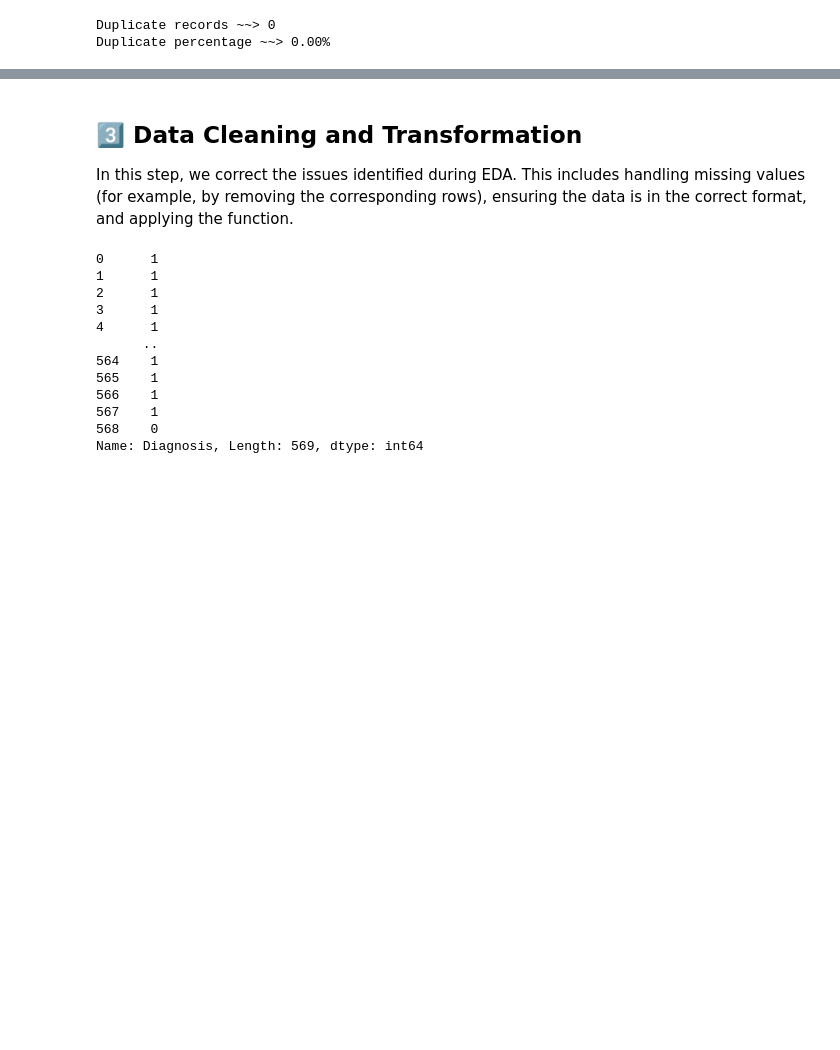
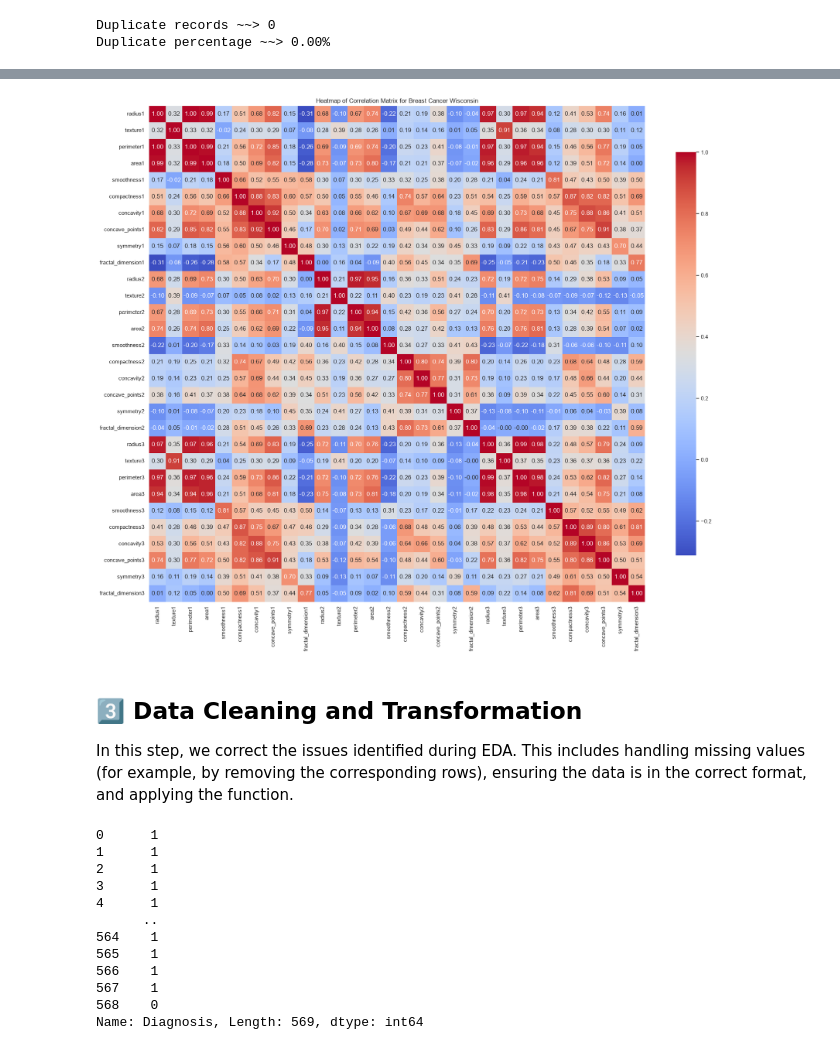
Before and after one commit to CCT-Dublin/CCT_ML_CA_01_50S, a Jupyter notebook: notebooks/CCT_ML_CA_01_50S_2026438.ipynb, the cells around one changed output, grey strips where cells are left out. Saved outputs shown, nothing was run; the diff lists cells and outputs as text; code cells hidden in the pictures; blank space fills up the shorter version.

```diff
--- a/notebooks/CCT_ML_CA_01_50S_2026438.ipynb
+++ b/notebooks/CCT_ML_CA_01_50S_2026438.ipynb
@@ -289,3 +372,7 @@ Bar.F_target_barplot(df_cancer, 'Diagnosis')
+# %%
+Helpful.F_correlation_matrix(df_cancer.drop(columns="ID"), numerical_features, 2)
+# %% [output]
+[figure, added]
 # %% [markdown]
 ## 3️⃣ Data Cleaning and Transformation
 
```
Also changed, not shown: parts of 25 cells of this notebook, 3 other files.
